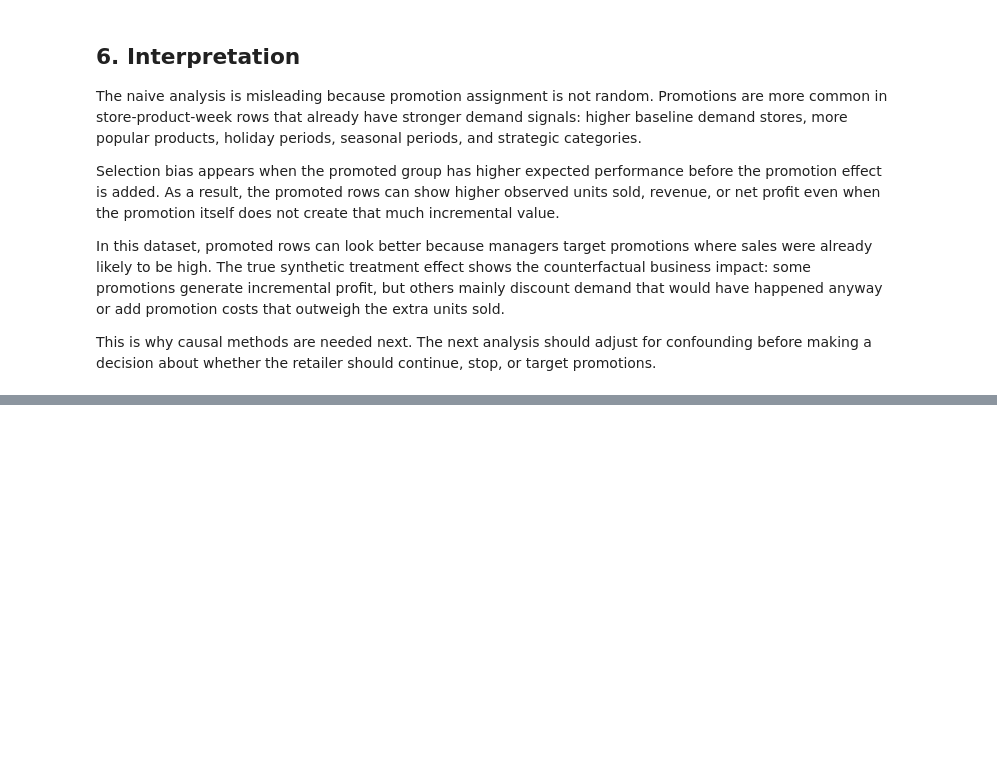
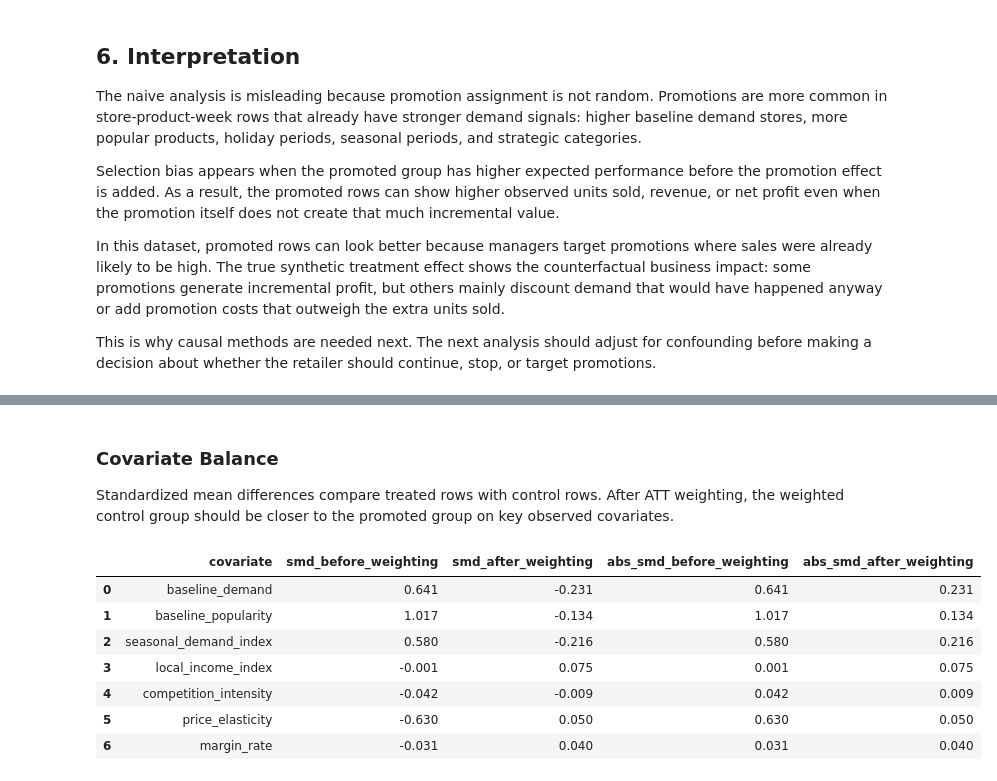
Before and after one commit to Freemlen/Decision-Science-Lab, a Jupyter notebook: notebooks/decision_science_lab_case_study.ipynb, the cells around one changed output, grey strips where cells are left out. Saved outputs shown, nothing was run; the diff lists cells and outputs as text; code cells hidden in the pictures; blank space fills up the shorter version.

```diff
--- a/notebooks/decision_science_lab_case_study.ipynb
+++ b/notebooks/decision_science_lab_case_study.ipynb
@@ -175,0 +414,69 @@ This is why causal methods are needed next. The next analysis should adjust for
+# %% [markdown]
+### Covariate Balance
+
+Standardized mean differences compare treated rows with control rows. After ATT weighting, the weighted control group should be closer to the promoted group on key observed covariates.
+# %%
+balance_covariates = [
+    "baseline_demand",
+    "baseline_popularity",
+    "seasonal_demand_index",
+    "local_income_index",
+    "competition_intensity",
+    "price_elasticity",
+    "margin_rate",
+]
+
+
+def weighted_mean(values, weights):
+    return np.average(values, weights=weights)
+
+
+def weighted_variance(values, weights):
+    mean = weighted_mean(values, weights)
+    return np.average((values - mean) ** 2, weights=weights)
+
+
+def standardized_mean_difference(data, covariate, control_weight_col=None):
+    treated_values = data.loc[treated_mask, covariate].to_numpy()
+    control_values = data.loc[control_mask, covariate].to_numpy()
+
+    treated_mean = treated_values.mean()
+    treated_var = treated_values.var(ddof=0)
+
+    if control_weight_col is None:
+        control_mean = control_values.mean()
+        control_var = control_values.var(ddof=0)
+    else:
+        control_weights = data.loc[control_mask, control_weight_col].to_numpy()
+        control_mean = weighted_mean(control_values, control_weights)
+        control_var = weighted_variance(control_values, control_weights)
+
+    pooled_sd = np.sqrt((treated_var + control_var) / 2)
+    return (treated_mean - control_mean) / pooled_sd
+
+
+balance_table = pd.DataFrame(
+    {
+        "covariate": balance_covariates,
+        "smd_before_weighting": [
+            standardized_mean_difference(df, covariate) for covariate in balance_covariates
+        ],
+        "smd_after_weighting": [
+            standardized_mean_difference(df, covariate, "att_weight")
+            for covariate in balance_covariates
+        ],
+    }
+)
+balance_table["abs_smd_before_weighting"] = balance_table["smd_before_weighting"].abs()
+balance_table["abs_smd_after_weighting"] = balance_table["smd_after_weighting"].abs()
+
+balance_table.round(3)
+# %% [output]
+|  | covariate | smd_before_weighting | smd_after_weighting | abs_smd_before_weighting | abs_smd_after_weighting |
+| 0 | baseline_demand | 0.641 | -0.231 | 0.641 | 0.231 |
+| 1 | baseline_popularity | 1.017 | -0.134 | 1.017 | 0.134 |
+| 2 | seasonal_demand_index | 0.580 | -0.216 | 0.580 | 0.216 |
+| 3 | local_income_index | -0.001 | 0.075 | 0.001 | 0.075 |
+| 4 | competition_intensity | -0.042 | -0.009 | 0.042 | 0.009 |
+| 5 | price_elasticity | -0.630 | 0.050 | 0.630 | 0.050 |
+| 6 | margin_rate | -0.031 | 0.040 | 0.031 | 0.040 |
```
Also changed, not shown: parts of 26 cells of this notebook, 4 other files.
